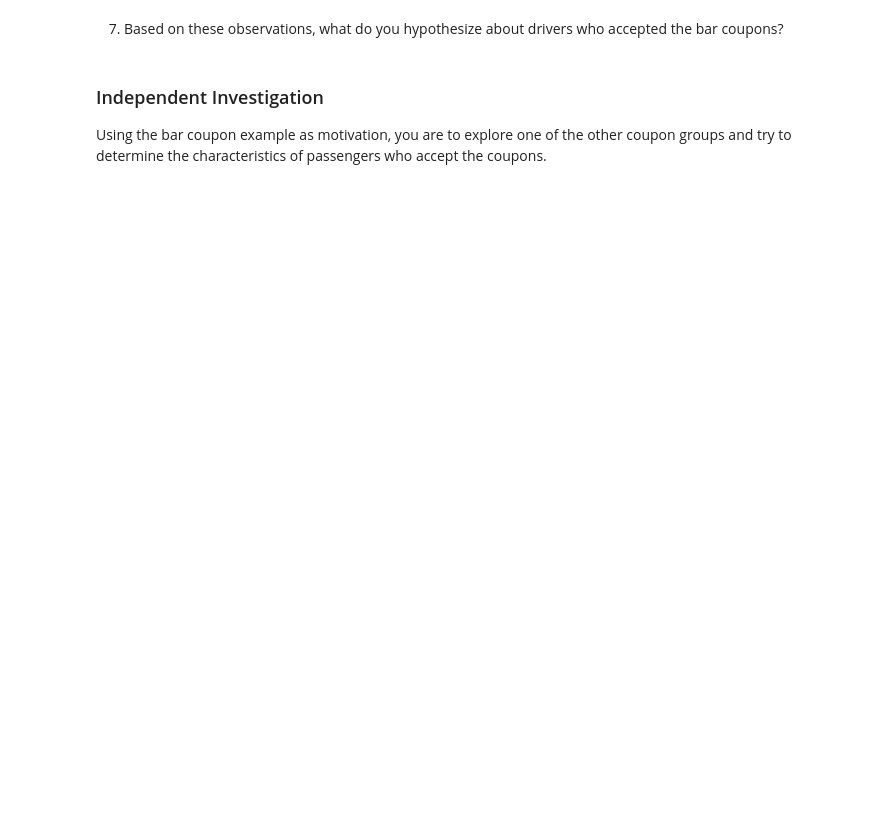
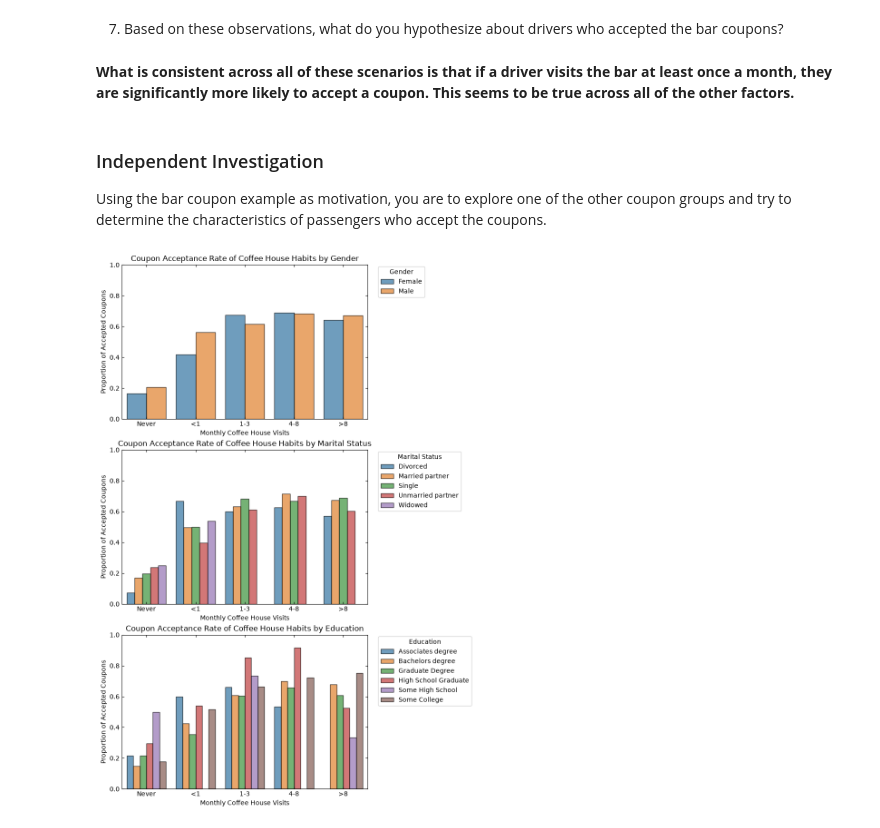
Before and after one commit to jbadger5/Assignment5.1, a Jupyter notebook: prompt.ipynb, the cells around one changed output. Drawn from its saved outputs; the diff is of its cells as text; code cells hidden in the pictures; blank space fills up the shorter version.

Commit message:
CoffeeCoupons
Coffee house coupon users has been added

```diff
--- a/prompt.ipynb
+++ b/prompt.ipynb
@@ -274,6 +274,73 @@ SyntaxError: invalid syntax (2160781859.py, line 4)
 # %% [markdown]
 7.  Based on these observations, what do you hypothesize about drivers who accepted the bar coupons?
+# %% [markdown]
+**What is consistent across all of these scenarios is that if a driver visits the bar at least once a month, they are significantly more likely to accept a coupon. This seems to be true across all of the other factors.**
 # %% [markdown]
 ### Independent Investigation
 
 Using the bar coupon example as motivation, you are to explore one of the other coupon groups and try to determine the characteristics of passengers who accept the coupons.
+# %%
+Coffee_df = data[data["coupon"] =="Coffee House"]
+# %%
+OrderList = ['never','less1','1~3','4~8','gt8']
+
+CoffeeAcceptanceGender_df = Coffee_df.groupby(["CoffeeHouse", "gender"], dropna=True)[["Y"]].mean()
+CoffeeAcceptanceGender_df = CoffeeAcceptanceGender_df.reset_index(level=1)
+CoffeeAcceptanceGender_df = CoffeeAcceptanceGender_df.loc[OrderList]
+CoffeeAcceptanceGender_df = CoffeeAcceptanceGender_df.reset_index()
+
+CoffeeAcceptanceMaritalStatus_df = Coffee_df.groupby(["CoffeeHouse", "maritalStatus"], dropna=True)[["Y"]].mean()
+CoffeeAcceptanceMaritalStatus_df = CoffeeAcceptanceMaritalStatus_df.reset_index(level=1)
+CoffeeAcceptanceMaritalStatus_df = CoffeeAcceptanceMaritalStatus_df.loc[OrderList]
+CoffeeAcceptanceMaritalStatus_df = CoffeeAcceptanceMaritalStatus_df.reset_index()
+
+CoffeeAcceptanceEducation_df = Coffee_df.groupby(["CoffeeHouse", "education"], dropna=True)[["Y"]].mean()
+CoffeeAcceptanceEducation_df = CoffeeAcceptanceEducation_df.reset_index(level=1)
+CoffeeAcceptanceEducation_df = CoffeeAcceptanceEducation_df.loc[OrderList]
+CoffeeAcceptanceEducation_df = CoffeeAcceptanceEducation_df.reset_index()
+# %%
+fig, ((ax1, ax2,ax3)) = plt.subplots(3, 1, figsize=(7, 15))
+sns.barplot(data=CoffeeAcceptanceGender_df, x='CoffeeHouse', y="Y",hue="gender", alpha=0.7, edgecolor='black',ax=ax1)
+sns.barplot(data=CoffeeAcceptanceMaritalStatus_df, x='CoffeeHouse', y="Y",hue="maritalStatus", alpha=0.7, edgecolor='black',ax=ax2)
+sns.barplot(data=CoffeeAcceptanceEducation_df, x='CoffeeHouse', y="Y",hue="education", alpha=0.7, edgecolor='black',ax=ax3)
+ax1.set_title("Coupon Acceptance Rate of Coffee House Habits by Gender")
+ax2.set_title("Coupon Acceptance Rate of Coffee House Habits by Marital Status")
+ax3.set_title("Coupon Acceptance Rate of Coffee House Habits by Education")
+ax1.set_xlabel("Monthly Coffee House Visits")
+ax2.set_xlabel("Monthly Coffee House Visits")
+ax3.set_xlabel("Monthly Coffee House Visits")
+ax1.set_ylabel("Proportion of Accepted Coupons")
+ax2.set_ylabel("Proportion of Accepted Coupons")
+ax3.set_ylabel("Proportion of Accepted Coupons")
+ax1.set_xticks(range(len(CoffeeAcceptance_df.index)), ["Never", "<1", "1-3", "4-8", ">8"])
+ax2.set_xticks(range(len(CoffeeAcceptance_df.index)), ["Never", "<1", "1-3", "4-8", ">8"])
+ax3.set_xticks(range(len(CoffeeAcceptance_df.index)), ["Never", "<1", "1-3", "4-8", ">8"])
+ax1.set(ylim=(0, 1))
+ax2.set(ylim=(0, 1))
+ax3.set(ylim=(0, 1))
+ax1.tick_params(axis='x', direction='in',top=True)
+ax2.tick_params(axis='x', direction='in',top=True)
+ax3.tick_params(axis='x', direction='in',top=True)
+ax1.set_ylabel("Proportion of Accepted Coupons")
+ax2.set_ylabel("Proportion of Accepted Coupons")
+ax3.set_ylabel("Proportion of Accepted Coupons")
+ax1.tick_params(axis='y', direction='in',right=True)
+ax2.tick_params(axis='y', direction='in',right=True)
+ax3.tick_params(axis='y', direction='in',right=True)
+ax1.legend(loc='upper left', title="Gender", bbox_to_anchor=(1.03, 1.01))
+ax2.legend(loc='upper left', title="Marital Status", bbox_to_anchor=(1.03, 1.01))
+education_labels = {
+    "Some High School": "Some High School",
+    "High School Graduate": "High School Graduate",
+    "Some college - no degree": "Some College",
+    "Associates degree": "Associates degree",
+    "Bachelors degree": "Bachelors degree",
+    "Graduate degree (Masters or Doctorate)": "Graduate Degree",
+}
+handles, labels = ax3.get_legend_handles_labels()
+ax3.legend(handles=handles,labels=[education_labels.get(label, label) for label in labels],loc="upper left",title="Education",bbox_to_anchor=(1.03, 1.01),
+)
+
+plt.savefig('images/coffeeshop_acceptance.png')
+# %% [output]
+[figure, added]
```
Also changed, not shown: parts of 10 cells of this notebook, 2 other files.
